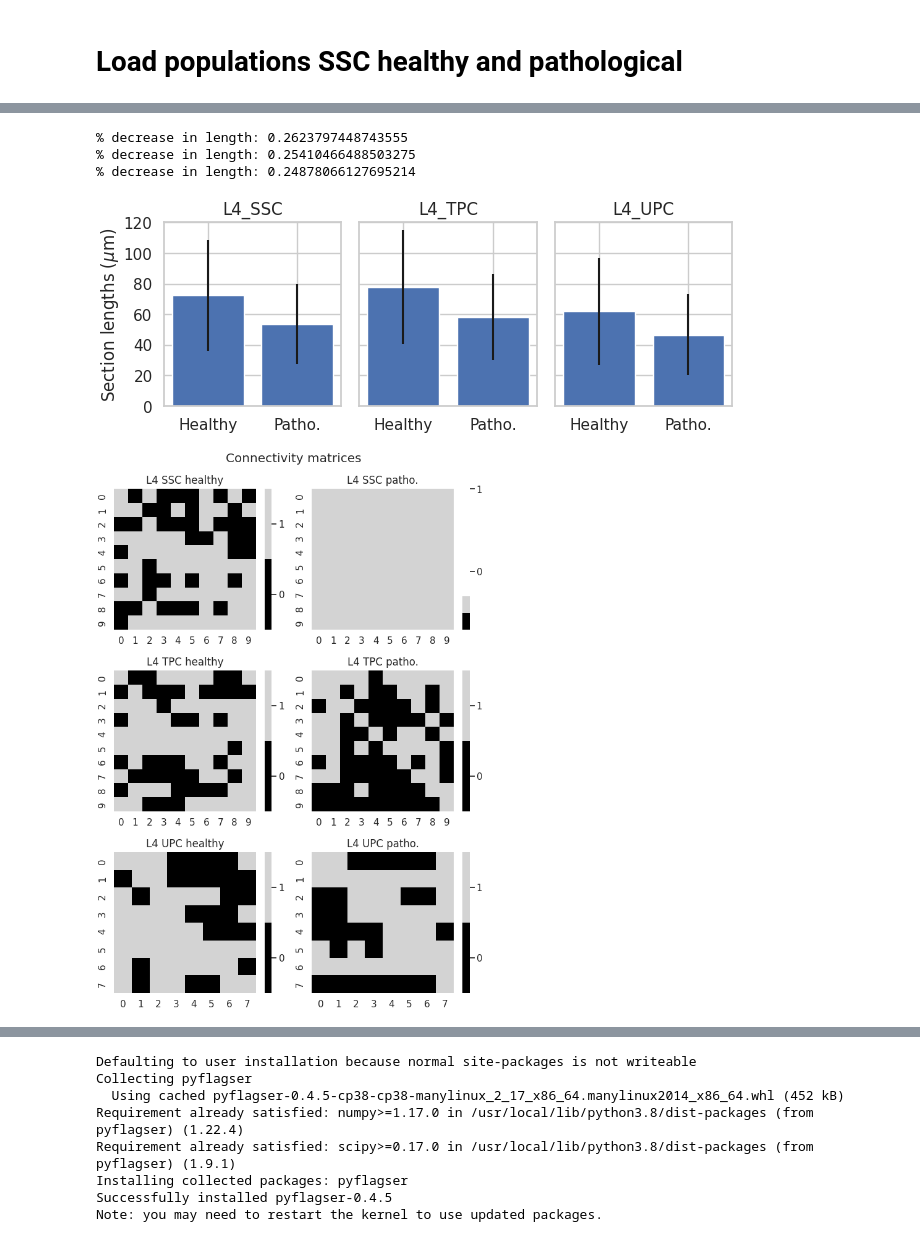
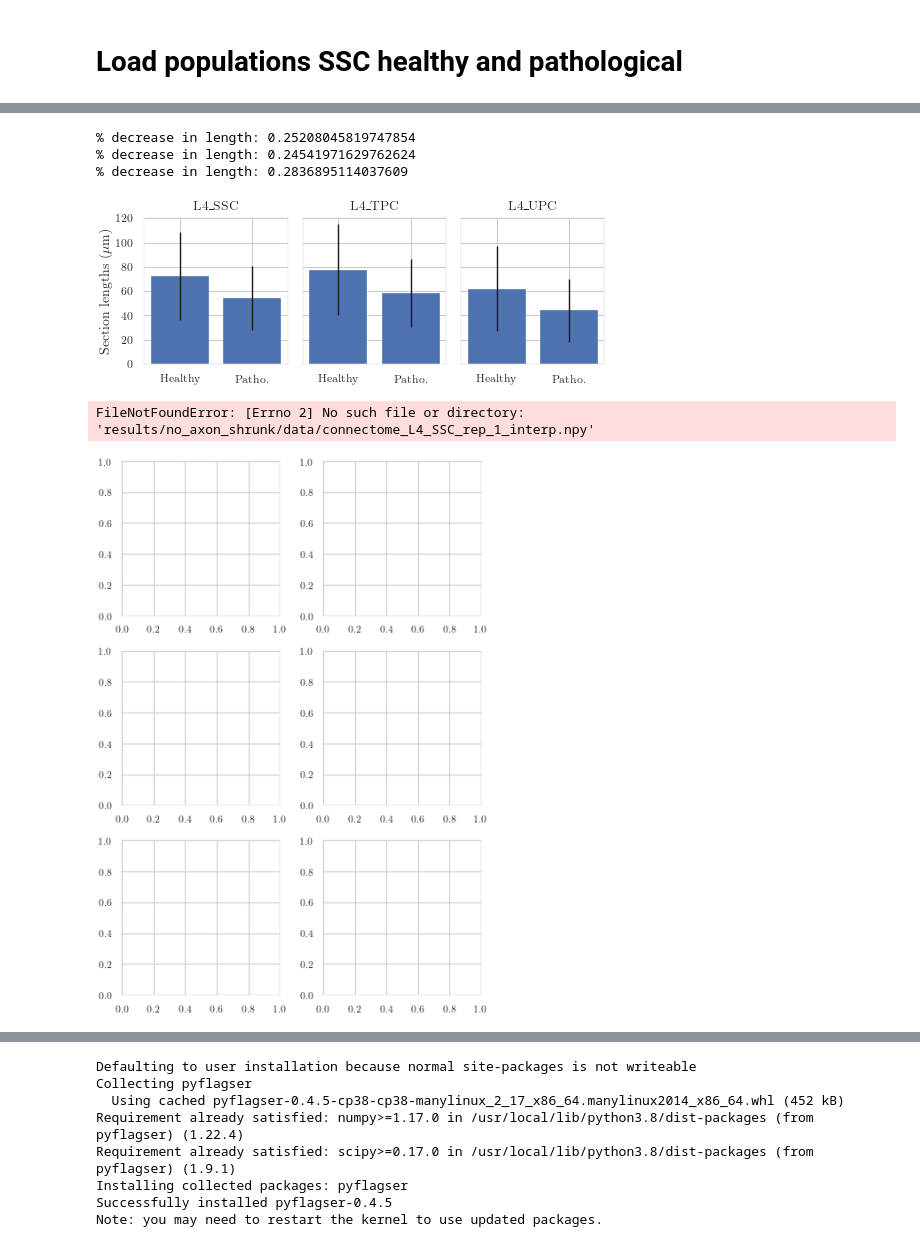
Before and after one commit to jazz031195/NeuroTS, a Jupyter notebook: examples/graphs_ines.ipynb, the cells around one changed output, grey strips where cells are left out. Saved outputs shown, nothing was run; the diff lists cells and outputs as text; code cells hidden in the pictures.

```diff
--- a/examples/graphs_ines.ipynb
+++ b/examples/graphs_ines.ipynb
@@ -423,6 +309,7 @@ from neurom.core.population import Population
 from neurom.io.utils import load_morphologies
 from collections import defaultdict
 import neurom as nm
+import pandas as pd
 morphio.set_maximum_warnings(0)
 
 # Neurite types of interest
@@ -454,18 +341,18 @@ def load_neurite_features_pop(filepath):
             )
     return stuff
 
-
+category = 'results/axon_shrunk'
 groups = ['L4_SSC', 'L4_UPC', 'L4_TPC']
 id_ = 0
 pd_all = pd.DataFrame()
 for group in groups:
     print(group)
 
-    folder = f"Cortical_morphologies/synthetic_{group}"
+    folder = f"{category}/Cortical_morphologies/synthetic_{group}"
     path_synth_health = os.listdir(folder)
     path_synth_health =[f"{folder}/{file}" for file in path_synth_health if ".swc" in file]
 
-    folder = f"Cortical_morphologies/shrunk_75_synthetic_{group}"
+    folder = f"{category}/Cortical_morphologies/shrunk_75_synthetic_{group}"
     path_synth_patho = os.listdir(folder)
     path_synth_patho =[f"{folder}/{file}" for file in path_synth_patho if ".swc" in file]
 
@@ -524,7 +411,7 @@ for i in range(len(a)):
 pd_all['index'] = a
 
 display(pd_all)
-pd_all.to_csv(f'Cortical_morphologies/all_features.csv', index=False)
+pd_all.to_csv(f'{category}/data/all_features.csv', index=False)
 # %% [output]
 L4_SSC
 L4_UPC
@@ -593,7 +490,8 @@ for group in groups:
 # %%
 import pandas as pd
 
-pd_all = pd.read_csv(f'Cortical_morphologies/all_features.csv')
+category = 'results/no_axon_shrunk'
+pd_all = pd.read_csv(f'{category}/data/all_features.csv')
 
 means = pd_all.groupby(['group', 'index', 'type']).mean()
 stds = pd_all.groupby(['group', 'index', 'type']).std()
@@ -601,7 +499,7 @@ stds = pd_all.groupby(['group', 'index', 'type']).std()
 groups = ['L4_SSC', 'L4_TPC', 'L4_UPC']
 types  = ['synthesized healthy', 'synthesized pathological']
 type_labels  = ['Healthy', 'Patho.']
-fig, axs = plt.subplots(1, 3, figsize=fig_size(height_ratio=0.4))
+fig, axs = plt.subplots(1, 3, figsize=fig_size(fraction=0.8, height_ratio=0.4))
 for j, group in enumerate(groups):
     # Set up the plot
     mean_tmp = []
@@ -624,12 +522,12 @@ for j, group in enumerate(groups):
     else:
         axs[j].set_ylabel('Section lengths ($\mu$m)')
 
-plt.savefig('lengths.pdf')
+fig.savefig(f'{category}/figures/lengths.pdf')
 # %% [output]
-% decrease in length: 0.2623797448743555
-% decrease in length: 0.25410466488503275
-% decrease in length: 0.24878066127695214
+% decrease in length: 0.25208045819747854
+% decrease in length: 0.24541971629762624
+% decrease in length: 0.2836895114037609
-[figure, old version]
+[figure, new version]
 # %%
 from pathlib import Path
 import os
@@ -639,7 +537,8 @@ import seaborn as sns
 import matplotlib
 from matplotlib.colors import LinearSegmentedColormap
 
-folder = Path("Cortical_morphologies")
+category = 'results/no_axon_shrunk'
+folder = Path(f"{category}/data")
 filenames = ['connectome_L4_SSC_rep_1_interp.npy',
              'connectome_shrunk_75_L4_SSC_rep_1_interp.npy',
              'connectome_L4_TPC_rep_1_interp.npy',
@@ -647,41 +546,44 @@ filenames = ['connectome_L4_SSC_rep_1_interp.npy',
              'connectome_L4_UPC_rep_1_interp.npy',
              'connectome_shrunk_75_L4_UPC_rep_1_interp.npy'
             ]
 
-fig, axs = plt.subplots(3, 2, figsize=fig_size(height_ratio=1.4))
+fig, axs = plt.subplots(3, 2, figsize=fig_size(fraction=0.7, height_ratio=1.4))
 axs      = axs.ravel()
 
 for i, file in enumerate(filenames):
-    if file != 'connectome_shrunk_75_L4_SSC_rep_1_interp.npy':
-        connectivity_mat = np.load(folder / file)
-    else:
-        connectivity_mat = np.zeros((10,10))
+    connectivity_mat = np.load(folder / file)
     colors = ('black', 'lightgrey')
     cmap = LinearSegmentedColormap.from_list('Custom', colors, len(colors))
     ax = sns.heatmap(connectivity_mat, ax=axs[i], cbar=True, cmap=cmap)
+    ax.set_xlabel('To neuron :')
+    ax.set_ylabel('From neuron :')
+
     # Set the colorbar labels
     colorbar = ax.collections[0].colorbar
-    colorbar.set_ticks([0.25,0.75])
-    colorbar.set_ticklabels(['0', '1'])
+    colorbar.set_ticks([0.35,0.8])
+    colorbar.set_ticklabels(['No link', 'Link'], rotation=270)
+    colorbar.ax.tick_params(size=0)
+
     if 'SSC' in file:
         title = 'L4 SSC'
     elif 'UPC' in file:
         title = 'L4 UPC'
     elif 'TPC' in file:
         title = 'L4 TPC'
 
     if 'shrunk' in file:
         title = title + ' patho.'
     else:
         title = title + ' healthy'
 
     axs[i].set_title(title)
 
 
 
 fig.suptitle('Connectivity matrices')
-plt.savefig('heatmaps.pdf')
+fig.savefig(f'{category}/figures/heatmaps.pdf')
 # %% [output]
+FileNotFoundError: [Errno 2] No such file or directory: 'results/no_axon_shrunk/data/connectome_L4_SSC_rep_1_interp.npy'
-[figure, old version]
+[figure, new version]
 # %%
 for i, file in enumerate(filenames):
```
Also changed, not shown: parts of 16 cells of this notebook.
